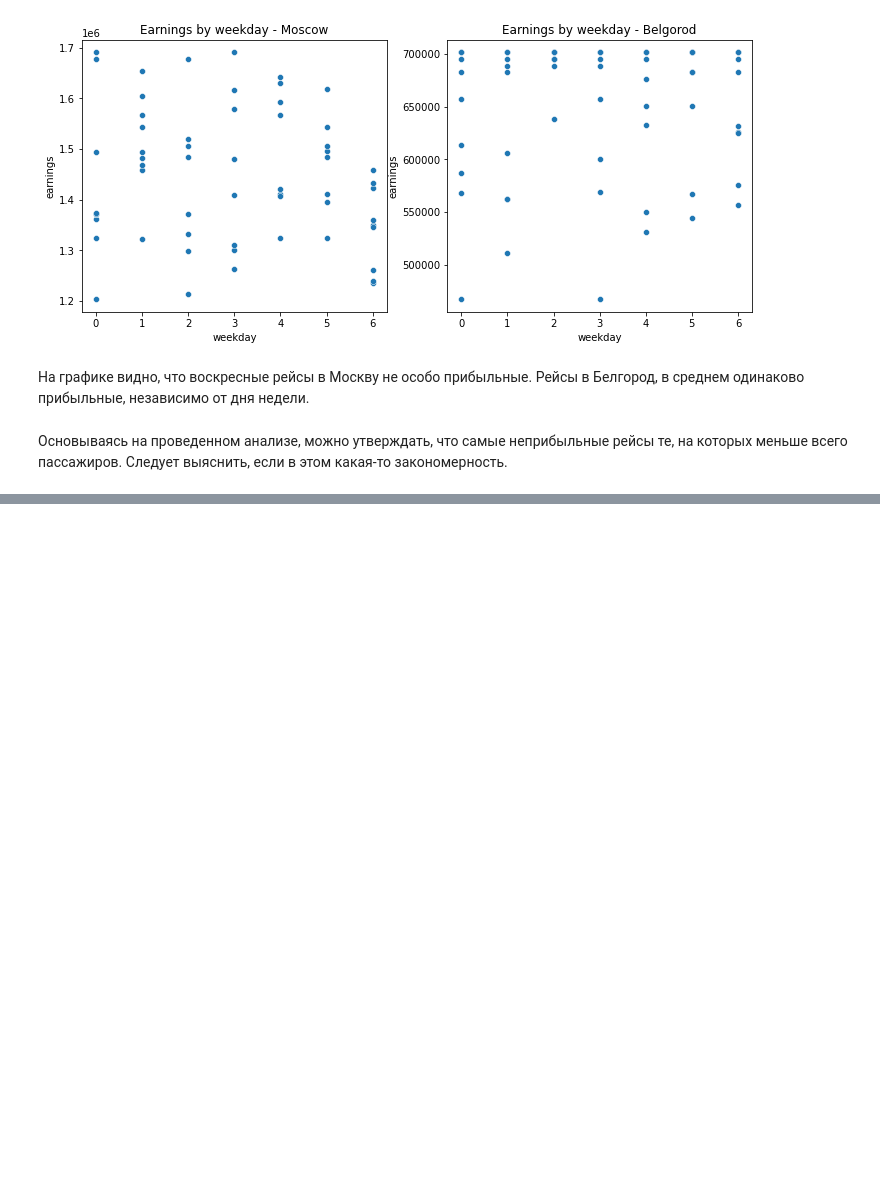
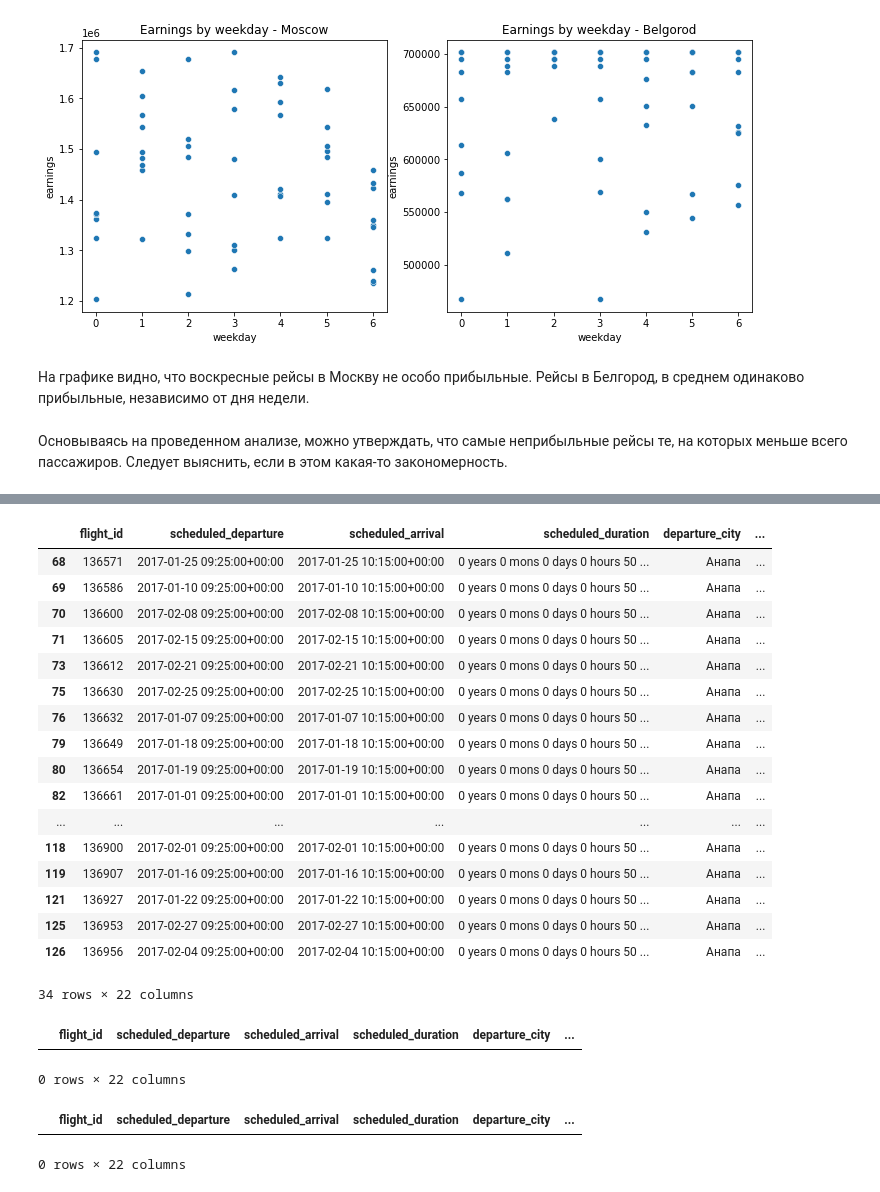
Before and after one commit to Golovolastik/skillfactory_rds, a Jupyter notebook: module_4/analysis.ipynb, the cells around one changed output, grey strips where cells are left out. Saved outputs shown, nothing was run; the diff lists cells and outputs as text; code cells hidden in the pictures; blank space fills up the shorter version.

```diff
--- a/module_4/analysis.ipynb
+++ b/module_4/analysis.ipynb
@@ -215,0 +225,31 @@ Text(0.5, 1.0, 'Earnings by weekday - Belgorod')
+# %%
+belgorod[belgorod.passengers > 90]
+# %% [output]
+|  | flight_id | scheduled_departure | scheduled_arrival | scheduled_duration | departure_city | ... |
+| 68 | 136571 | 2017-01-25 09:25:00+00:00 | 2017-01-25 10:15:00+00:00 | 0 years 0 mons 0 days 0 hours 50 ... | Анапа | ... |
+| 69 | 136586 | 2017-01-10 09:25:00+00:00 | 2017-01-10 10:15:00+00:00 | 0 years 0 mons 0 days 0 hours 50 ... | Анапа | ... |
+| 70 | 136600 | 2017-02-08 09:25:00+00:00 | 2017-02-08 10:15:00+00:00 | 0 years 0 mons 0 days 0 hours 50 ... | Анапа | ... |
+| 71 | 136605 | 2017-02-15 09:25:00+00:00 | 2017-02-15 10:15:00+00:00 | 0 years 0 mons 0 days 0 hours 50 ... | Анапа | ... |
+| 73 | 136612 | 2017-02-21 09:25:00+00:00 | 2017-02-21 10:15:00+00:00 | 0 years 0 mons 0 days 0 hours 50 ... | Анапа | ... |
+| 75 | 136630 | 2017-02-25 09:25:00+00:00 | 2017-02-25 10:15:00+00:00 | 0 years 0 mons 0 days 0 hours 50 ... | Анапа | ... |
+| 76 | 136632 | 2017-01-07 09:25:00+00:00 | 2017-01-07 10:15:00+00:00 | 0 years 0 mons 0 days 0 hours 50 ... | Анапа | ... |
+| 79 | 136649 | 2017-01-18 09:25:00+00:00 | 2017-01-18 10:15:00+00:00 | 0 years 0 mons 0 days 0 hours 50 ... | Анапа | ... |
+| 80 | 136654 | 2017-01-19 09:25:00+00:00 | 2017-01-19 10:15:00+00:00 | 0 years 0 mons 0 days 0 hours 50 ... | Анапа | ... |
+| 82 | 136661 | 2017-01-01 09:25:00+00:00 | 2017-01-01 10:15:00+00:00 | 0 years 0 mons 0 days 0 hours 50 ... | Анапа | ... |
+| ... | ... | ... | ... | ... | ... | ... |
+| 118 | 136900 | 2017-02-01 09:25:00+00:00 | 2017-02-01 10:15:00+00:00 | 0 years 0 mons 0 days 0 hours 50 ... | Анапа | ... |
+| 119 | 136907 | 2017-01-16 09:25:00+00:00 | 2017-01-16 10:15:00+00:00 | 0 years 0 mons 0 days 0 hours 50 ... | Анапа | ... |
+| 121 | 136927 | 2017-01-22 09:25:00+00:00 | 2017-01-22 10:15:00+00:00 | 0 years 0 mons 0 days 0 hours 50 ... | Анапа | ... |
+| 125 | 136953 | 2017-02-27 09:25:00+00:00 | 2017-02-27 10:15:00+00:00 | 0 years 0 mons 0 days 0 hours 50 ... | Анапа | ... |
+| 126 | 136956 | 2017-02-04 09:25:00+00:00 | 2017-02-04 10:15:00+00:00 | 0 years 0 mons 0 days 0 hours 50 ... | Анапа | ... |
+34 rows × 22 columns
+# %%
+belgorod[belgorod.scheduled_departure.dt.month == 12]
+# %% [output]
+|  | flight_id | scheduled_departure | scheduled_arrival | scheduled_duration | departure_city | ... |
+0 rows × 22 columns
+# %%
+moscow[moscow.scheduled_departure.dt.month == 12]
+# %% [output]
+|  | flight_id | scheduled_departure | scheduled_arrival | scheduled_duration | departure_city | ... |
+0 rows × 22 columns
```
Also changed, not shown: parts of 5 cells of this notebook.
